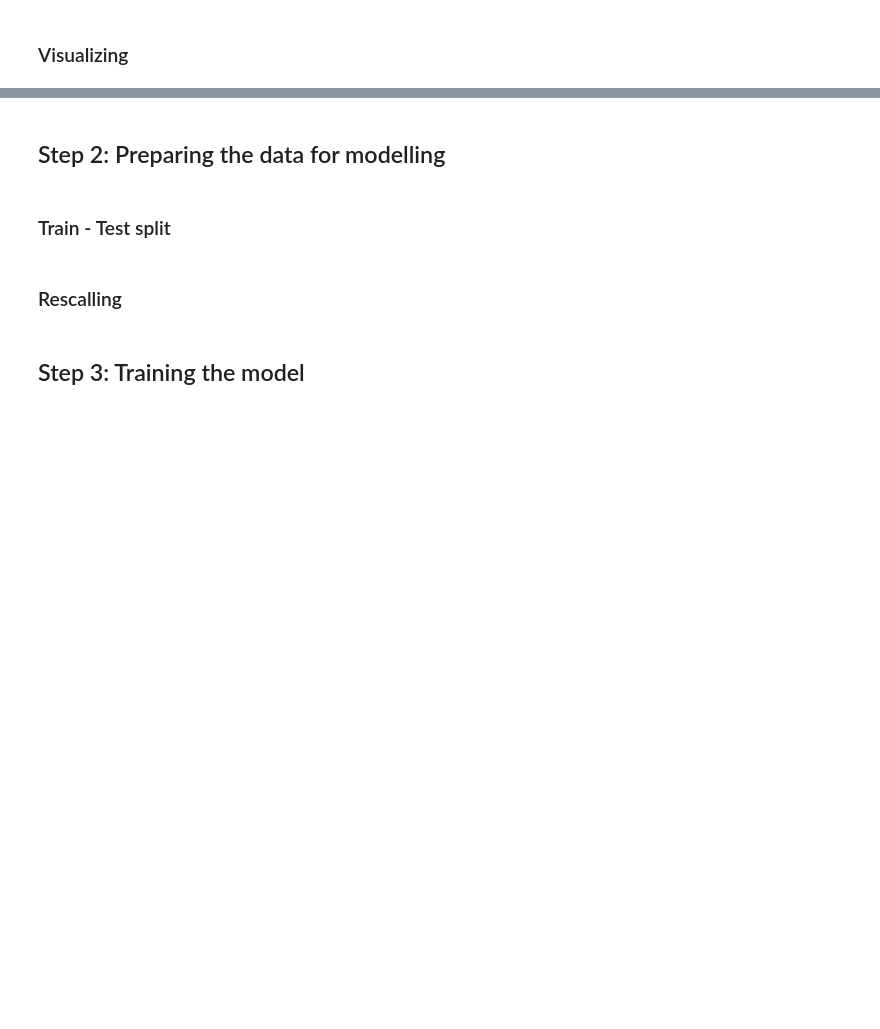
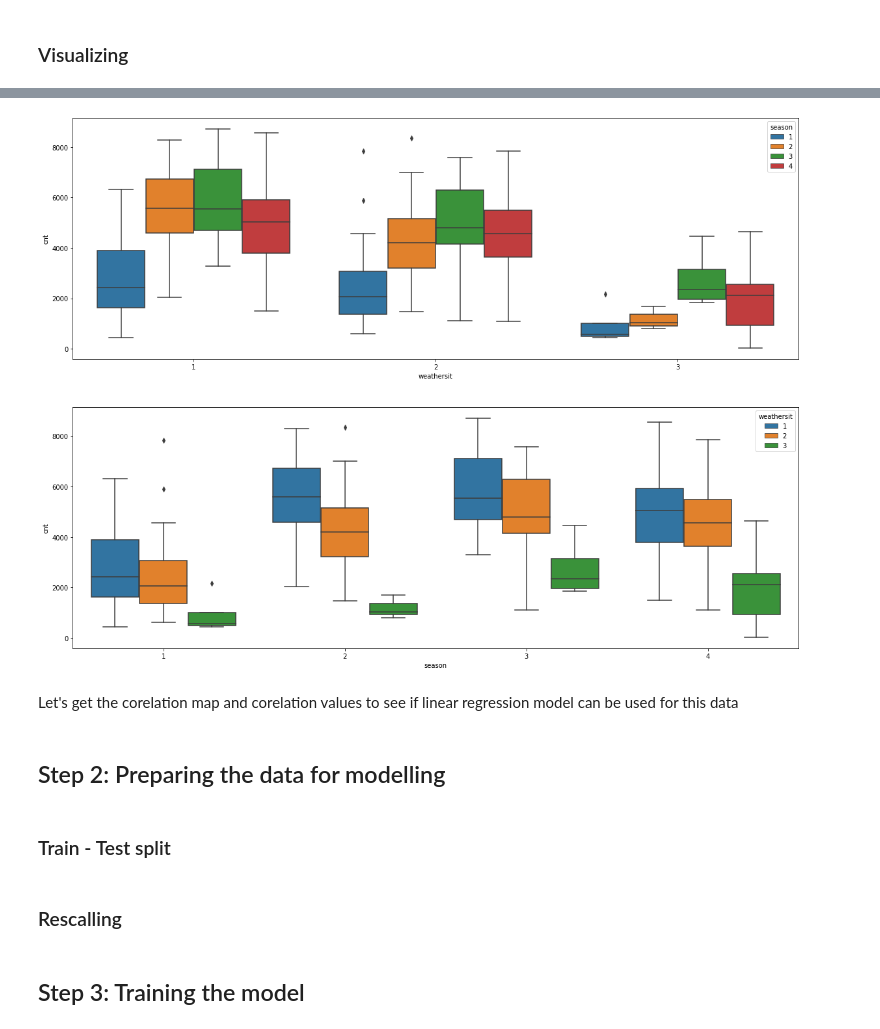
Before and after one commit to npalupunoori/BikeSharingCaseStudy, a Jupyter notebook: Naren_Reddy_Palupunoori.ipynb, the cells around one changed output, grey strips where cells are left out. Saved outputs shown, nothing was run; the diff lists cells and outputs as text; code cells hidden in the pictures; blank space fills up the shorter version.

```diff
--- a/Naren_Reddy_Palupunoori.ipynb
+++ b/Naren_Reddy_Palupunoori.ipynb
@@ -68,3 +223,15 @@ bs.shape
+# %%
+plt.figure(figsize=(20,15))
+plt.subplot(2,1,1)
+sns.boxplot(x = 'weathersit', y='cnt', data=bs, hue='season')
+
+plt.subplot(2,1,2)
+sns.boxplot(x = 'season', y='cnt', data=bs, hue='weathersit')
+plt.show()
+# %% [output]
+[figure, added]
+# %% [markdown]
+Let's get the corelation map and corelation values to see if linear regression model can be used for this data
 # %% [markdown]
 ## Step 2: Preparing the data for modelling
 # %% [markdown]
```
Also changed, not shown: parts of 19 cells of this notebook.
